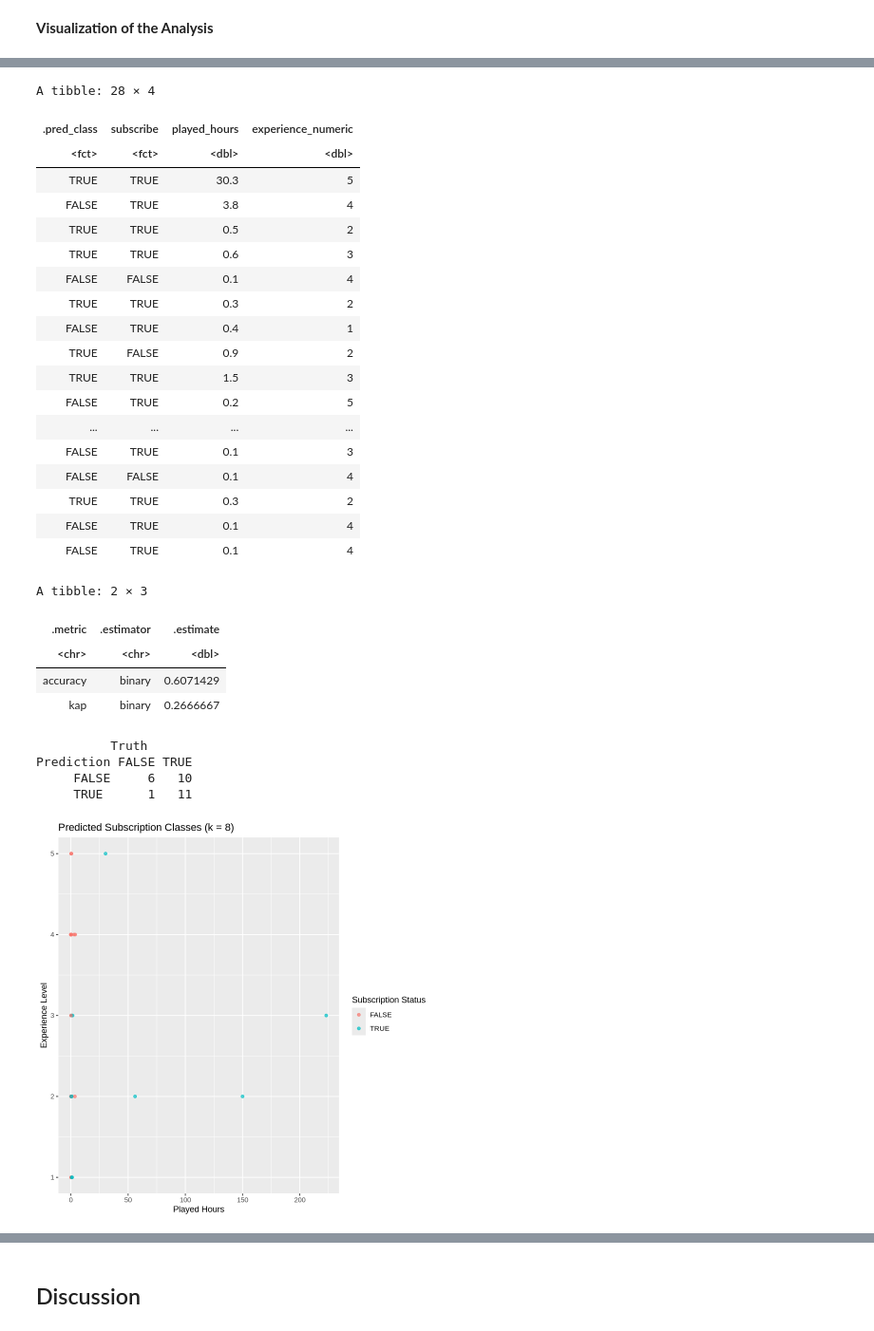
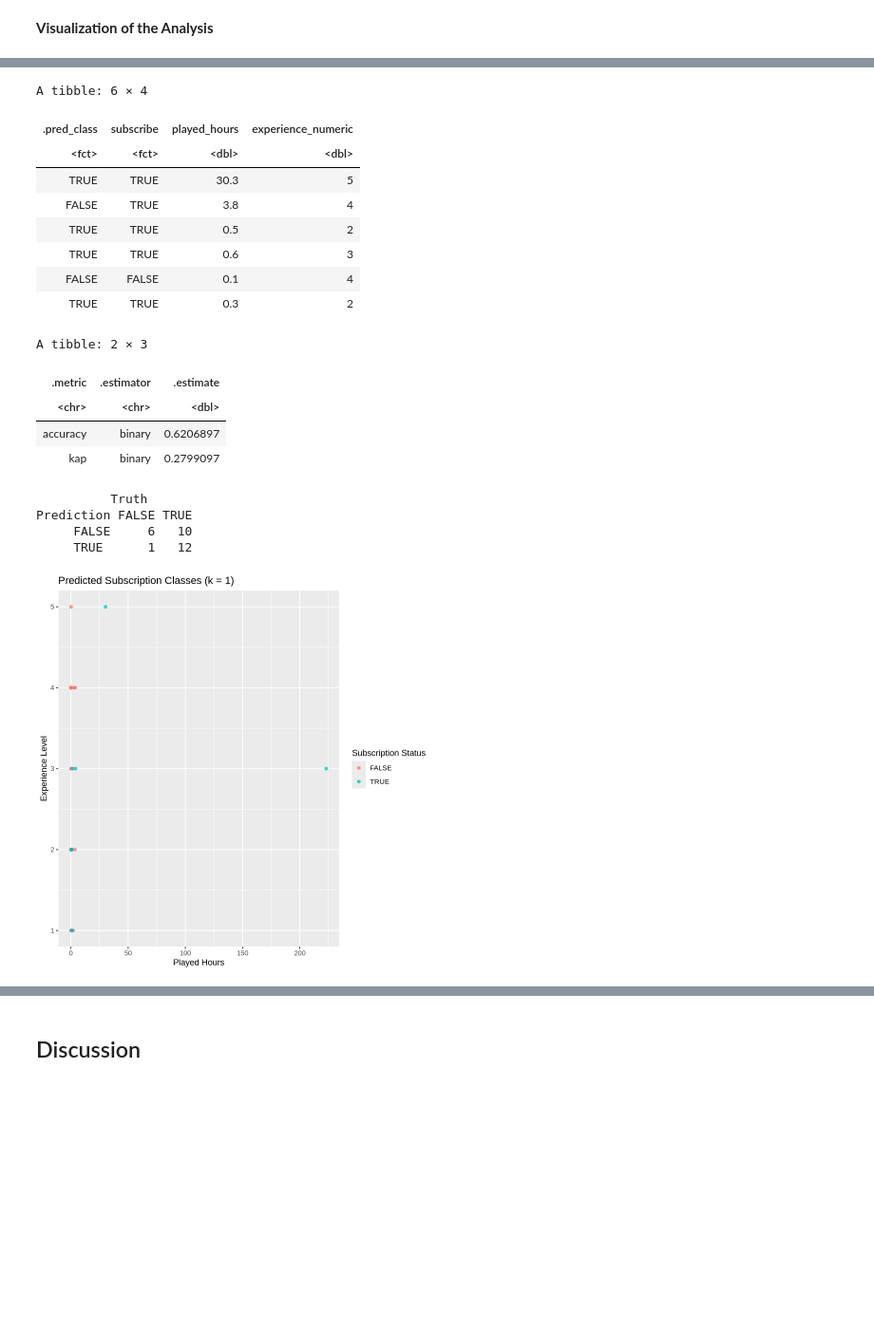
Before and after one commit to lsqolivia/Final-Report-34, a Jupyter notebook: dsci project-34 (7).ipynb, the cells around one changed output, grey strips where cells are left out. Shown at 95% size. Drawn from its saved outputs; the diff is of its cells as text; code cells hidden in the pictures; blank space fills up the shorter version.

```diff
--- a/dsci project-34 (7).ipynb
+++ b/dsci project-34 (7).ipynb
@@ -333,47 +310,37 @@ metrics <- test_predictions |>
 
 conf_mat <- test_predictions |>
   conf_mat(truth = subscribe, estimate = .pred_class)
 
-test_predictions
+head(test_predictions)
 metrics
 conf_mat
 
 test_set <- test_predictions |>
 mutate(predicted = .pred_class) |>
 ggplot(aes(x = played_hours, y = experience_numeric, color = .pred_class)) +
 geom_point(alpha = 0.7) +
-labs(title = "Predicted Subscription Classes (k = 8)",
+labs(title = "Predicted Subscription Classes (k = 1)",
      x = "Played Hours",
      y = "Experience Level",
     color = "Subscription Status")
 test_set
 # %% [output]
-A tibble: 28 × 4
+A tibble: 6 × 4
 | .pred_class | subscribe | played_hours | experience_numeric |
 | <fct> | <fct> | <dbl> | <dbl> |
 | TRUE | TRUE | 30.3 | 5 |
 | FALSE | TRUE | 3.8 | 4 |
 | TRUE | TRUE | 0.5 | 2 |
 | TRUE | TRUE | 0.6 | 3 |
 | FALSE | FALSE | 0.1 | 4 |
 | TRUE | TRUE | 0.3 | 2 |
-| FALSE | TRUE | 0.4 | 1 |
-| TRUE | FALSE | 0.9 | 2 |
-| TRUE | TRUE | 1.5 | 3 |
-| FALSE | TRUE | 0.2 | 5 |
-| ... | ... | ... | ... |
-| FALSE | TRUE | 0.1 | 3 |
-| FALSE | FALSE | 0.1 | 4 |
-| TRUE | TRUE | 0.3 | 2 |
-| FALSE | TRUE | 0.1 | 4 |
-| FALSE | TRUE | 0.1 | 4 |
 A tibble: 2 × 3
 | .metric | .estimator | .estimate |
 | <chr> | <chr> | <dbl> |
-| accuracy | binary | 0.6071429 |
-| kap | binary | 0.2666667 |
+| accuracy | binary | 0.6206897 |
+| kap | binary | 0.2799097 |
           Truth
 Prediction FALSE TRUE
      FALSE     6   10
-     TRUE      1   11
+     TRUE      1   12
-[figure, old version]
+[figure, new version]
```
Also changed, not shown: parts of 11 cells of this notebook.
